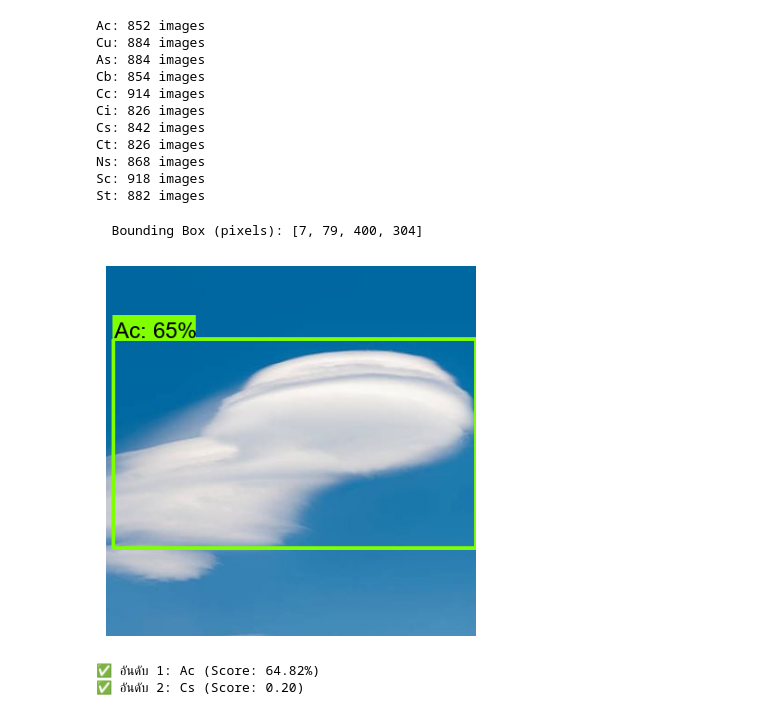
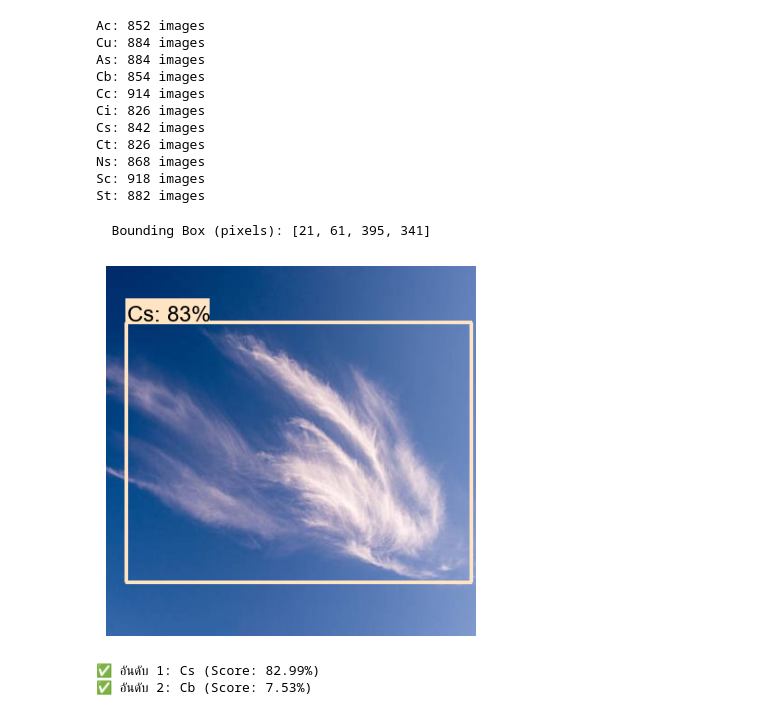
Before and after one commit to Esdth/Cloud-type-Detection-by-Deep-learning, a Jupyter notebook: test.ipynb, the cells around one changed output. Saved outputs shown, nothing was run; the diff lists cells and outputs as text; code cells hidden in the pictures.

Commit message:
Add test file for test detection

```diff
--- a/test.ipynb
+++ b/test.ipynb
@@ -197,7 +197,7 @@ def load_image_into_numpy_array(image_path):
     return image_rgb
 
 # Path to the test image
-IMAGE_PATH = r'D:/TNI-works/CPE-431/Cloud_image_classification_Dataset/data/test/73.jpg'
+IMAGE_PATH = r'D:/TNI-works/CPE-431/Cloud_image_classification_Dataset/data/test/132.jpg'
 image_np = load_image_into_numpy_array(IMAGE_PATH)
 
 # Run inference
@@ -239,35 +239,35 @@ for i in range(num_detections):
         xmin_pixel = int(xmin * image_width)
         xmax_pixel = int(xmax * image_width)
         ymin_pixel = int(ymin * image_height)
         ymax_pixel = int(ymax * image_height)
         print(f"  Bounding Box (pixels): [{xmin_pixel}, {ymin_pixel}, {xmax_pixel}, {ymax_pixel}]")
 
 # Display the image with detections
 #plt.figure(figsize=(12, 8))
 plt.imshow(image_np)
 plt.axis('off')
 plt.show()
 
 ##################################################
 # ค้นหาคลาสที่ตรงมากที่สุดอันดับ 1 และ 2
 top_2_indices = np.argsort(detections['detection_scores'])[-2:][::-1]  # หาค่ามากสุด 2 อันดับ
 
 if len(top_2_indices) > 1:
     best_class_1 = detections['detection_classes'][top_2_indices[0]]
     best_score_1 = detections['detection_scores'][top_2_indices[0]]
 
     best_class_2 = detections['detection_classes'][top_2_indices[1]]
     best_score_2 = detections['detection_scores'][top_2_indices[1]]
 
     class_name_1 = category_index[best_class_1]['name']
     class_name_2 = category_index[best_class_2]['name']
 
     print(f"✅ อันดับ 1: {class_name_1} (Score: {best_score_1*100.00:.2f}%)")
-    print(f"✅ อันดับ 2: {class_name_2} (Score: {best_score_2:.2f})")
+    print(f"✅ อันดับ 2: {class_name_2} (Score: {best_score_2*100.00:.2f}%)")
 else:
     print("🔹 พบเพียง 1 คลาสที่ตรงมากที่สุด")
 # %% [output]
-  Bounding Box (pixels): [7, 79, 400, 304]
+  Bounding Box (pixels): [21, 61, 395, 341]
-[figure, old version]
+[figure, new version]
-✅ อันดับ 1: Ac (Score: 64.82%)
-✅ อันดับ 2: Cs (Score: 0.20)
+✅ อันดับ 1: Cs (Score: 82.99%)
+✅ อันดับ 2: Cb (Score: 7.53%)
```
